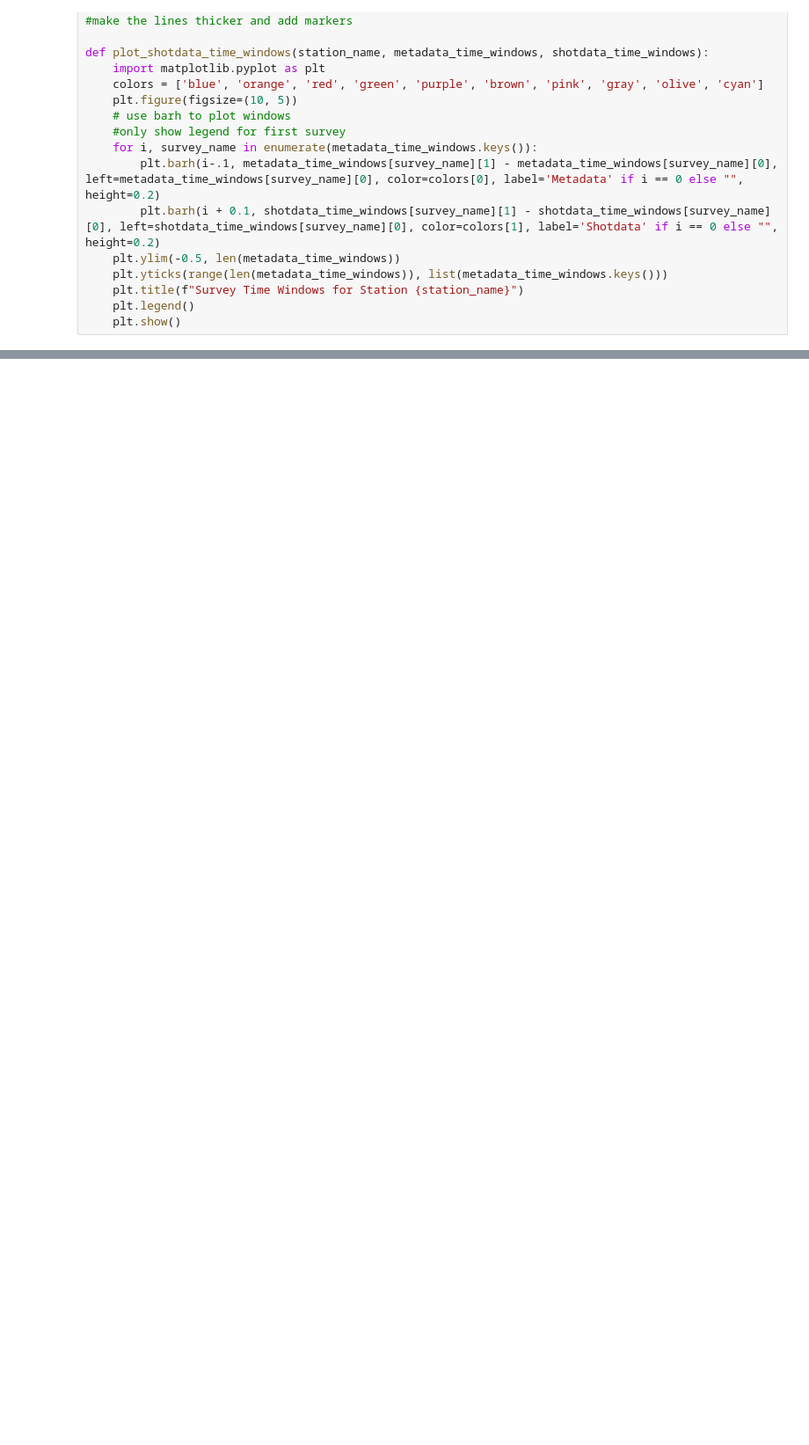
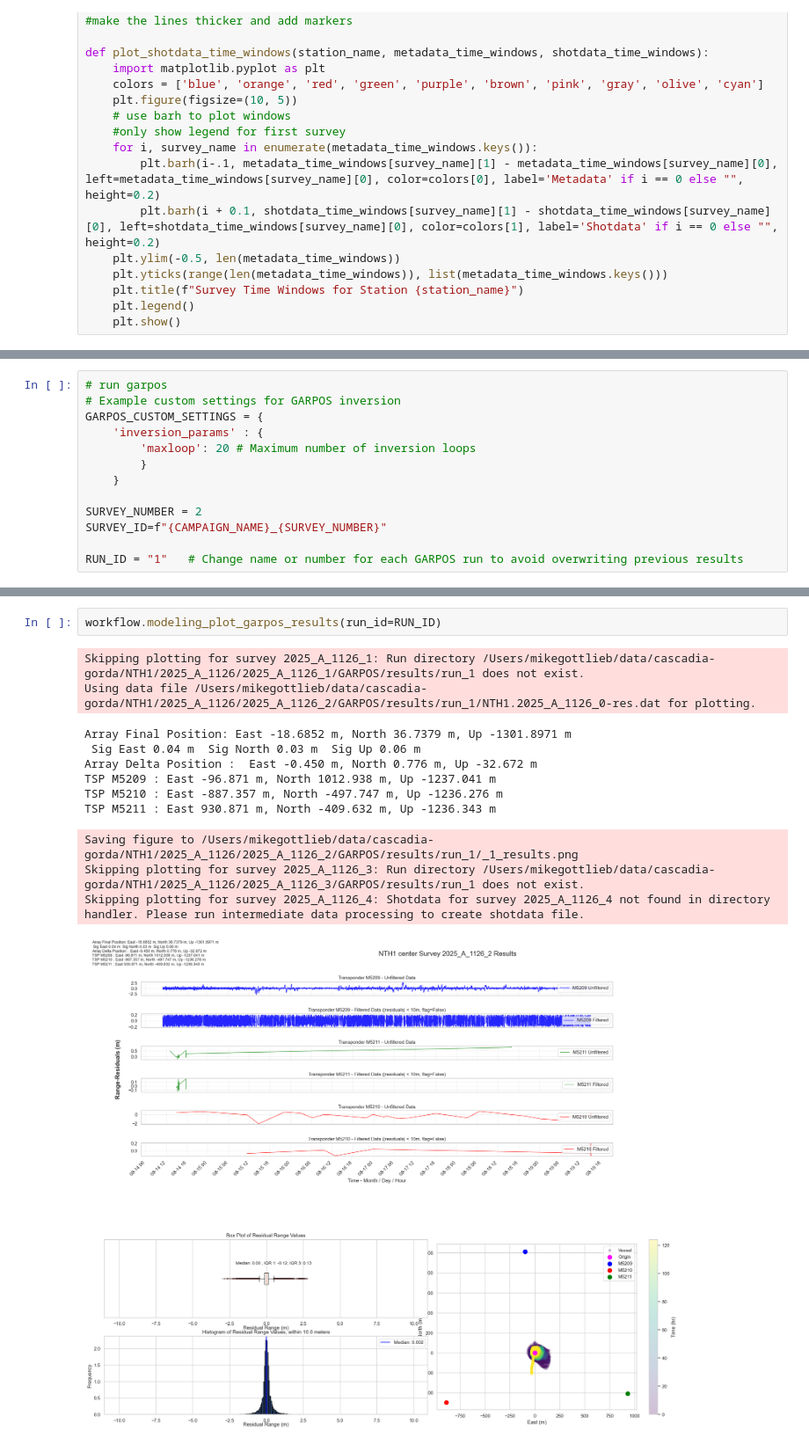
Before and after one commit to EarthScope/es_sfgtools, a Jupyter notebook: dev/notebooks/local_garpos_from_s3_data.ipynb, the cells around one changed output, grey strips where cells are left out. Shown at 88% size. Cells and saved outputs as stored; diff of their text form; blank space fills up the shorter version.

```diff
--- a/dev/notebooks/local_garpos_from_s3_data.ipynb
+++ b/dev/notebooks/local_garpos_from_s3_data.ipynb
@@ -157,0 +153,13 @@ plot_shotdata_time_windows(STATION, metadata_time_windows, shotdata_time_windows
+# %%
+# run garpos
+# Example custom settings for GARPOS inversion
+GARPOS_CUSTOM_SETTINGS = {
+    'inversion_params' : {
+        'maxloop': 20 # Maximum number of inversion loops
+        }
+    }
+
+SURVEY_NUMBER = 2
+SURVEY_ID=f"{CAMPAIGN_NAME}_{SURVEY_NUMBER}"
+
+RUN_ID = "1"   # Change name or number for each GARPOS run to avoid overwriting previous results
@@ -157,0 +195,15 @@ plot_shotdata_time_windows(STATION, metadata_time_windows, shotdata_time_windows
+# %%
+workflow.modeling_plot_garpos_results(run_id=RUN_ID)
+# %% [output]
+Skipping plotting for survey 2025_A_1126_1: Run directory /Users/mikegottlieb/data/cascadia-gorda/NTH1/2025_A_1126/2025_A_1126_1/GARPOS/results/run_1 does not exist.
+Using data file /Users/mikegottlieb/data/cascadia-gorda/NTH1/2025_A_1126/2025_A_1126_2/GARPOS/results/run_1/NTH1.2025_A_1126_0-res.dat for plotting.
+Array Final Position: East -18.6852 m, North 36.7379 m, Up -1301.8971 m
+ Sig East 0.04 m  Sig North 0.03 m  Sig Up 0.06 m
+Array Delta Position :  East -0.450 m, North 0.776 m, Up -32.672 m
+TSP M5209 : East -96.871 m, North 1012.938 m, Up -1237.041 m
+TSP M5210 : East -887.357 m, North -497.747 m, Up -1236.276 m
+TSP M5211 : East 930.871 m, North -409.632 m, Up -1236.343 m
+Saving figure to /Users/mikegottlieb/data/cascadia-gorda/NTH1/2025_A_1126/2025_A_1126_2/GARPOS/results/run_1/_1_results.png
+Skipping plotting for survey 2025_A_1126_3: Run directory /Users/mikegottlieb/data/cascadia-gorda/NTH1/2025_A_1126/2025_A_1126_3/GARPOS/results/run_1 does not exist.
+Skipping plotting for survey 2025_A_1126_4: Shotdata for survey 2025_A_1126_4 not found in directory handler. Please run intermediate data processing to create shotdata file.
+[figure, added]
```
Also changed, not shown: parts of 6 cells of this notebook, 3 other files.
